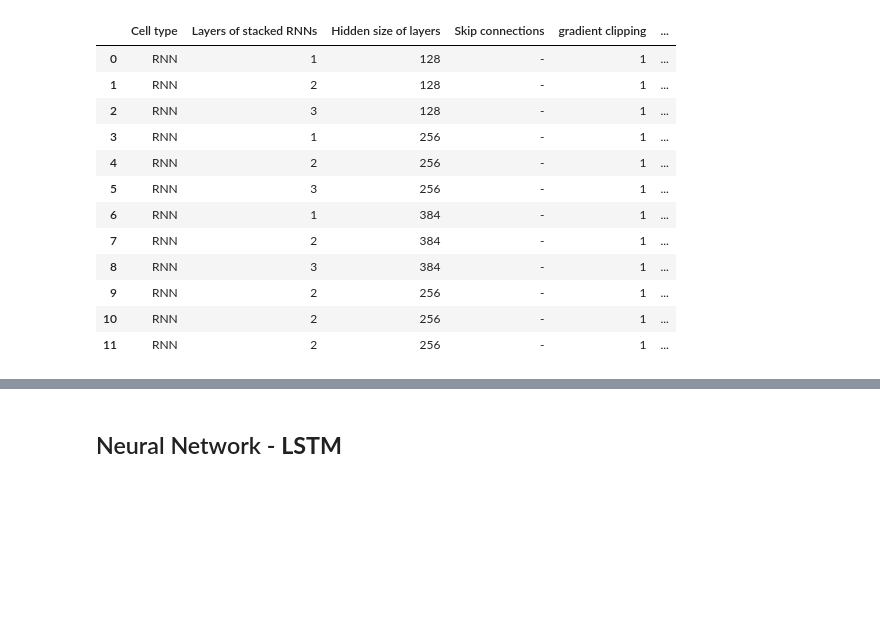
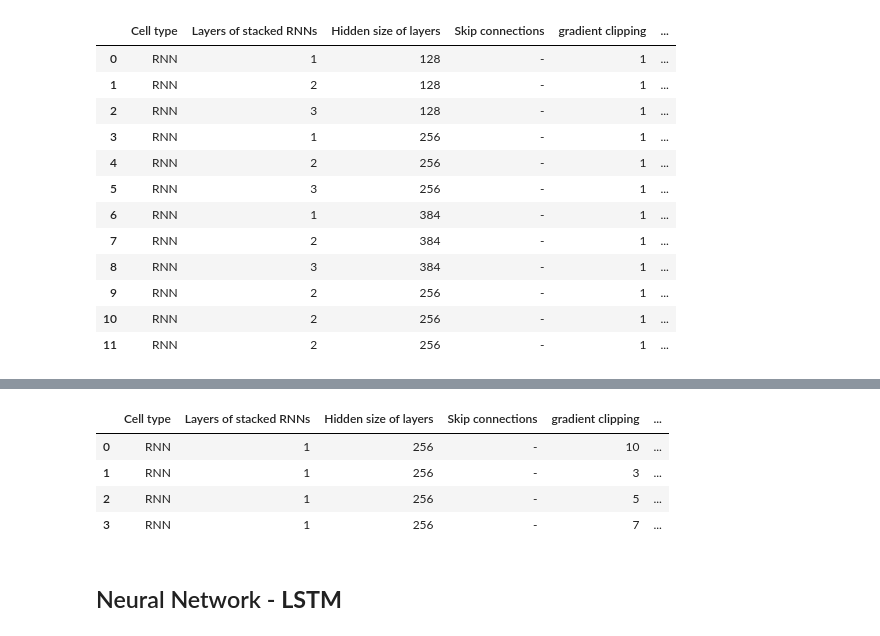
Before and after one commit to Myrto-Iglezou/Sentiment-classifier-RNN, a Jupyter notebook: Question-1.ipynb, the cells around one changed output, grey strips where cells are left out. Drawn from its saved outputs; the diff is of its cells as text; code cells hidden in the pictures; blank space fills up the shorter version.

```diff
--- a/Question-1.ipynb
+++ b/Question-1.ipynb
@@ -972,3 +1070,11 @@ FinalDf
+# %%
+FinalDf
+# %% [output]
+|  | Cell type | Layers of stacked RNNs | Hidden size of layers | Skip connections | gradient clipping | ... |
+| 0 | RNN | 1 | 256 | - | 10 | ... |
+| 1 | RNN | 1 | 256 | - | 3 | ... |
+| 2 | RNN | 1 | 256 | - | 5 | ... |
+| 3 | RNN | 1 | 256 | - | 7 | ... |
 # %% [markdown]
 ## Neural Network - **LSTM**
 # %% [markdown]
```
Also changed, not shown: parts of 3 cells of this notebook.
